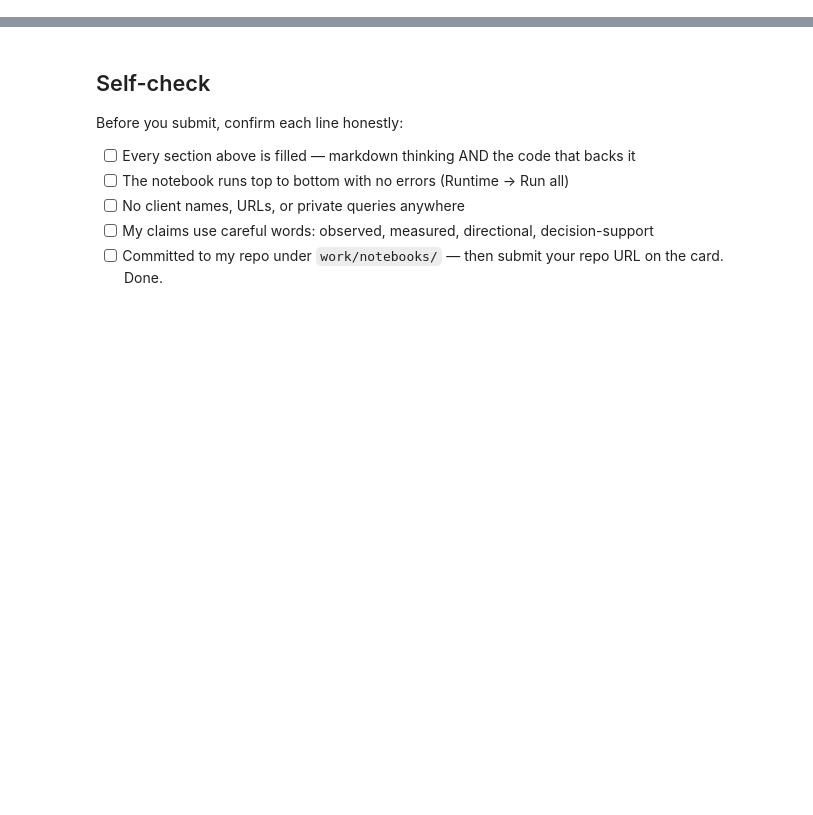
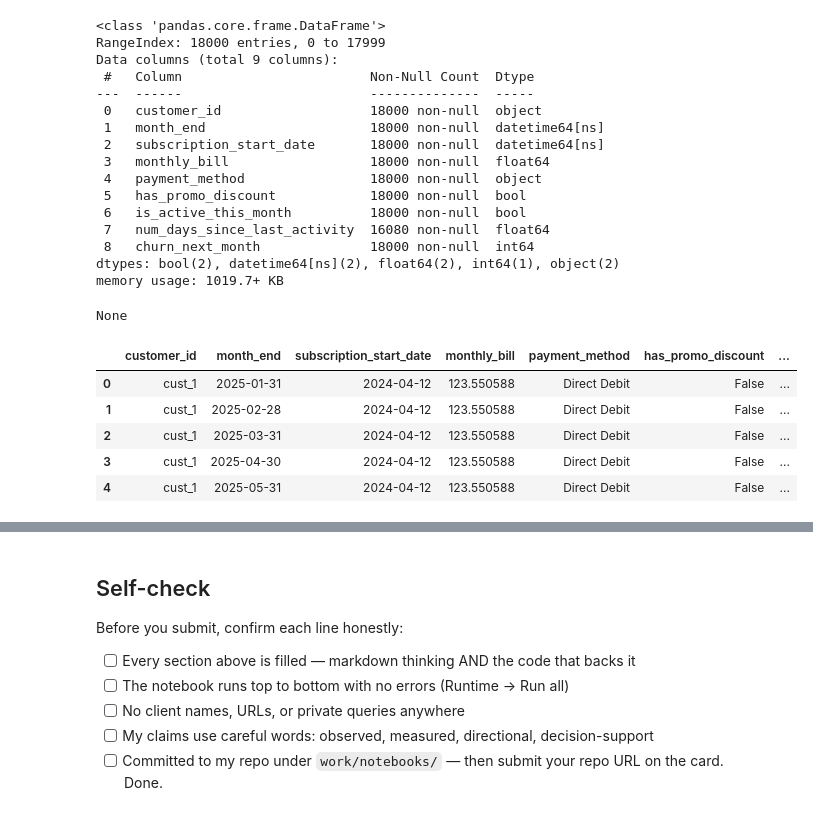
Before and after one commit to RajatBharti11/Rajat, a Jupyter notebook: work/notebooks/w03_data_contract.ipynb, the cells around one changed output, grey strips where cells are left out. Cells and saved outputs as stored; diff of their text form; code cells hidden in the pictures; blank space fills up the shorter version.

```diff
--- a/work/notebooks/w03_data_contract.ipynb
+++ b/work/notebooks/w03_data_contract.ipynb
@@ -36,0 +86,28 @@ This skeleton is yours to fill. Work the sections **in order** — each one has
+# %%
+# Display info and head of the simulated data
+display(customer_subscriptions_df.info())
+display(customer_subscriptions_df.head())
+# %% [output]
+<class 'pandas.core.frame.DataFrame'>
+RangeIndex: 18000 entries, 0 to 17999
+Data columns (total 9 columns):
+ #   Column                        Non-Null Count  Dtype
+---  ------                        --------------  -----
+ 0   customer_id                   18000 non-null  object
+ 1   month_end                     18000 non-null  datetime64[ns]
+ 2   subscription_start_date       18000 non-null  datetime64[ns]
+ 3   monthly_bill                  18000 non-null  float64
+ 4   payment_method                18000 non-null  object
+ 5   has_promo_discount            18000 non-null  bool
+ 6   is_active_this_month          18000 non-null  bool
+ 7   num_days_since_last_activity  16080 non-null  float64
+ 8   churn_next_month              18000 non-null  int64
+dtypes: bool(2), datetime64[ns](2), float64(2), int64(1), object(2)
+memory usage: 1019.7+ KB
+None
+|  | customer_id | month_end | subscription_start_date | monthly_bill | payment_method | has_promo_discount | ... |
+| 0 | cust_1 | 2025-01-31 | 2024-04-12 | 123.550588 | Direct Debit | False | ... |
+| 1 | cust_1 | 2025-02-28 | 2024-04-12 | 123.550588 | Direct Debit | False | ... |
+| 2 | cust_1 | 2025-03-31 | 2024-04-12 | 123.550588 | Direct Debit | False | ... |
+| 3 | cust_1 | 2025-04-30 | 2024-04-12 | 123.550588 | Direct Debit | False | ... |
+| 4 | cust_1 | 2025-05-31 | 2024-04-12 | 123.550588 | Direct Debit | False | ... |
```
Also changed, not shown: parts of 20 cells of this notebook.
